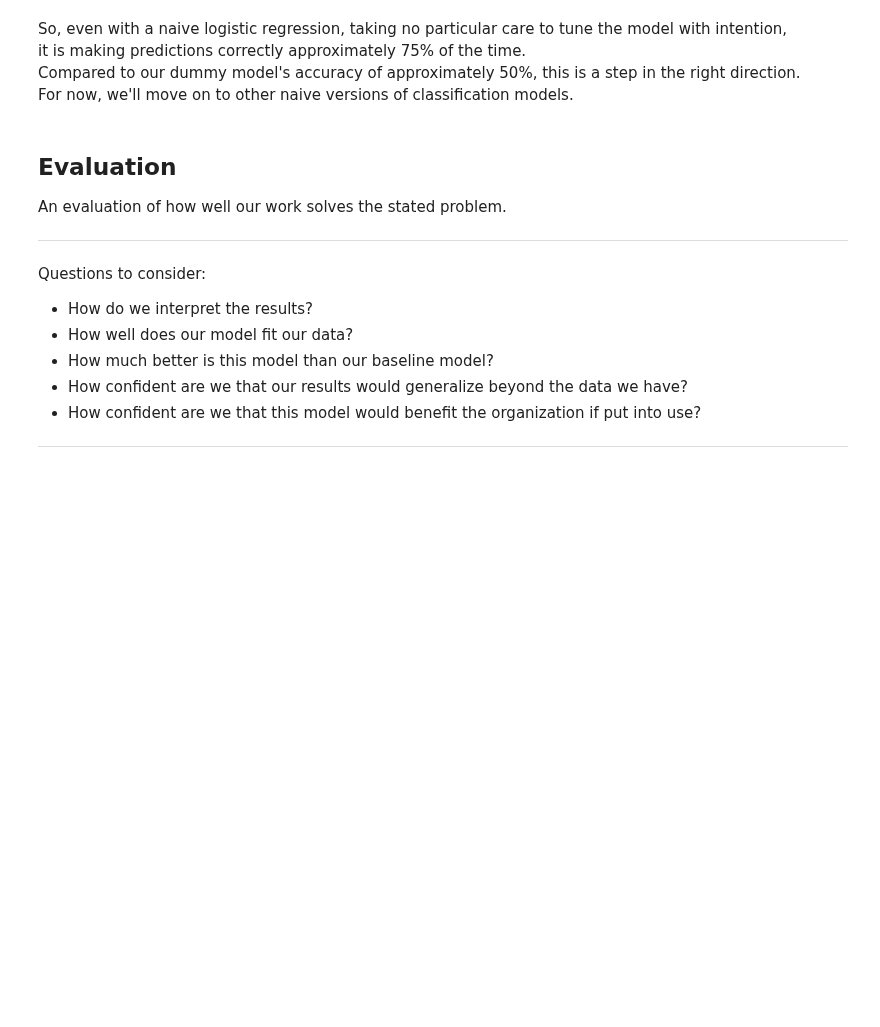
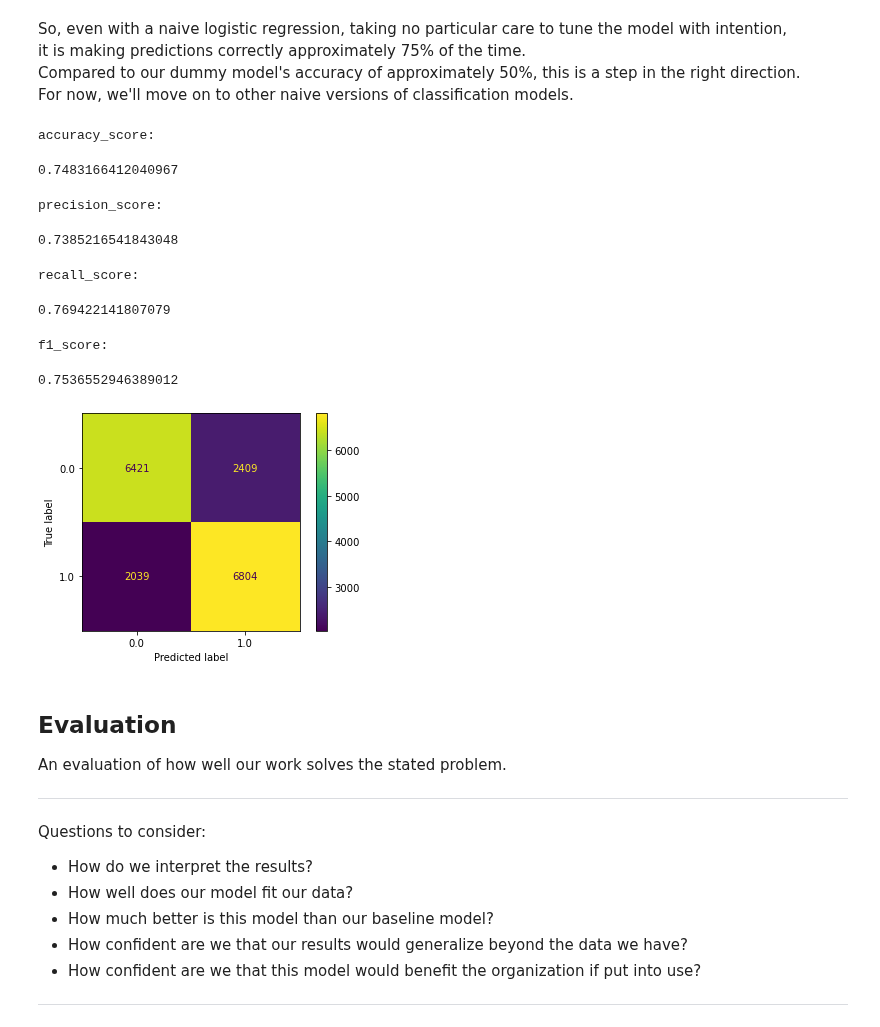
Before and after one commit to ChumpyDuelle/detecting-diabetes-with-machine-learning, a Jupyter notebook: detecting-diabetes-with-machine-learning.ipynb, the cells around one changed output. Saved outputs shown, nothing was run; the diff lists cells and outputs as text; code cells hidden in the pictures; blank space fills up the shorter version.

```diff
--- a/detecting-diabetes-with-machine-learning.ipynb
+++ b/detecting-diabetes-with-machine-learning.ipynb
@@ -718,11 +775,11 @@ Very nice. Now we can easily evaluate how a given model is doing moving forward.
 For a simple logistic regression, we'll leave the hyperparameters as they are,<br>other than max_iter, which we'll increase from 100 to 1000 to allow the model to converge.
 # %%
 # define a new logistic regression model called lr
-lr = LogisticRegression(max_iter = 1000,
+lr1 = LogisticRegression(max_iter = 1000,
                         random_state = 42)
 # %%
 # fit our logistic regression model to the training data and training labels
-lr.fit(X = X_train,
+lr1.fit(X = X_train,
        y = y_train)
 # %% [output]
 LogisticRegression(max_iter=1000, random_state=42)
@@ -737,6 +797,18 @@ lr.score(X = X_test,
 0.7483166412040967
 # %% [markdown]
 So, even with a naive logistic regression, taking no particular care to tune the model with intention,<br>it is making predictions correctly approximately 75% of the time.<br>Compared to our dummy model's accuracy of approximately 50%, this is a step in the right direction.<br>For now, we'll move on to other naive versions of classification models.
+# %%
+evaluate(lr1)
+# %% [output]
+accuracy_score:
+0.7483166412040967
+precision_score:
+0.7385216541843048
+recall_score:
+0.769422141807079
+f1_score:
+0.7536552946389012
+[figure, added]
 # %% [markdown]
 ## Evaluation
 
```
Also changed, not shown: parts of 12 cells of this notebook.
